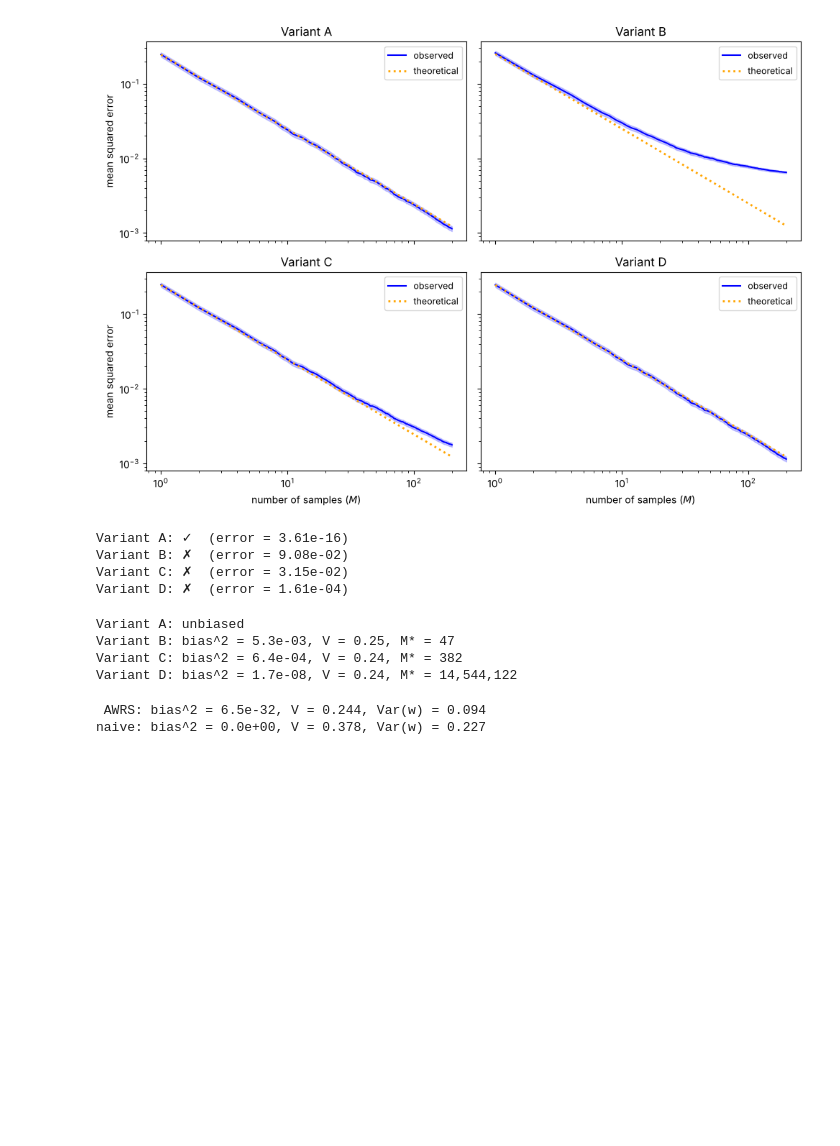
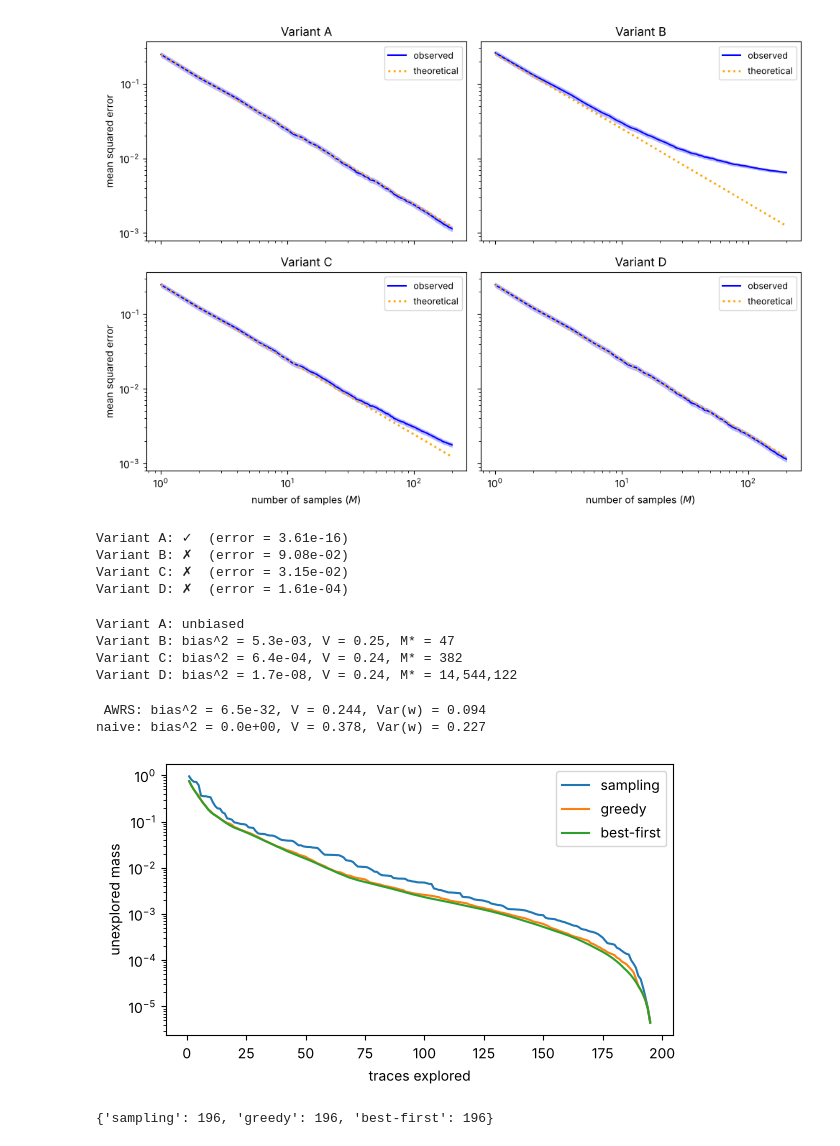
Before and after one commit to timvieira/testing-randomized-algorithms, a Jupyter notebook: content/testing-randomized-algorithms.ipynb, the cells around one changed output. Saved outputs shown, nothing was run; the diff lists cells and outputs as text; code cells hidden in the pictures; blank space fills up the shorter version.

```diff
--- a/content/testing-randomized-algorithms.ipynb
+++ b/content/testing-randomized-algorithms.ipynb
@@ -264,12 +264,15 @@ class Tracer:
         if cur.child_masses is None:
             cur.child_masses = cur.mass * vals
             cur.context = context
-        a = cur.sample()
+        a = self.choose(cur)
         if a not in cur.active_children:
             cur.active_children[a] = Node(
                 idx=a, mass=cur.child_masses[a], parent=cur, token=keys[a])
         self.cur = cur.active_children[a]
         return keys[a]
+
+    def choose(self, node):
+        return node.sample()
 
 class TraceSWOR(Tracer):
     def __enter__(self):
@@ -332,3 +379,35 @@ naive: bias^2 = 0.0e+00, V = 0.378, Var(w) = 0.227
+# %%
+program = lambda draw: awrs_a(p, lambda x: cond[x], draw=draw)
+
+def trace_masses(tracer):
+    masses = []
+    while tracer.root.mass > 0:
+        with tracer:
+            program(tracer)
+            masses.append(tracer.cur.mass)
+    return masses
+
+np.random.seed(0)
+orders = {
+    'sampling': trace_masses(TraceSWOR()),
+    'greedy': trace_masses(TraceGreedy()),
+    'best-first': [mass for mass, _ in best_first(program)],
+}
+
+fig, ax = plt.subplots(figsize=(6, 3.5))
+for name, masses in orders.items():
+    remaining = 1 - np.cumsum(masses)
+    ax.plot(np.arange(1, len(masses)), remaining[:-1], label=name)
+ax.set_yscale('log')
+ax.set_xlabel('traces explored')
+ax.set_ylabel('unexplored mass')
+ax.legend()
+fig.tight_layout()
+plt.show()
+print({name: len(masses) for name, masses in orders.items()})
+# %% [output]
+[figure, added]
+{'sampling': 196, 'greedy': 196, 'best-first': 196}
 # %%
 from collections import namedtuple, defaultdict
 
```
Also changed, not shown: parts of 4 cells of this notebook, 5 other files.
